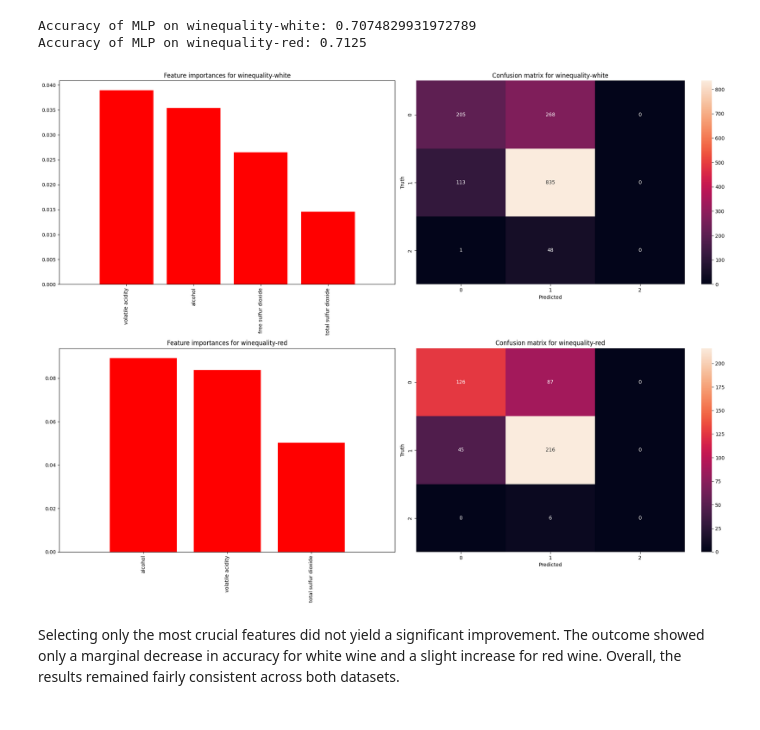
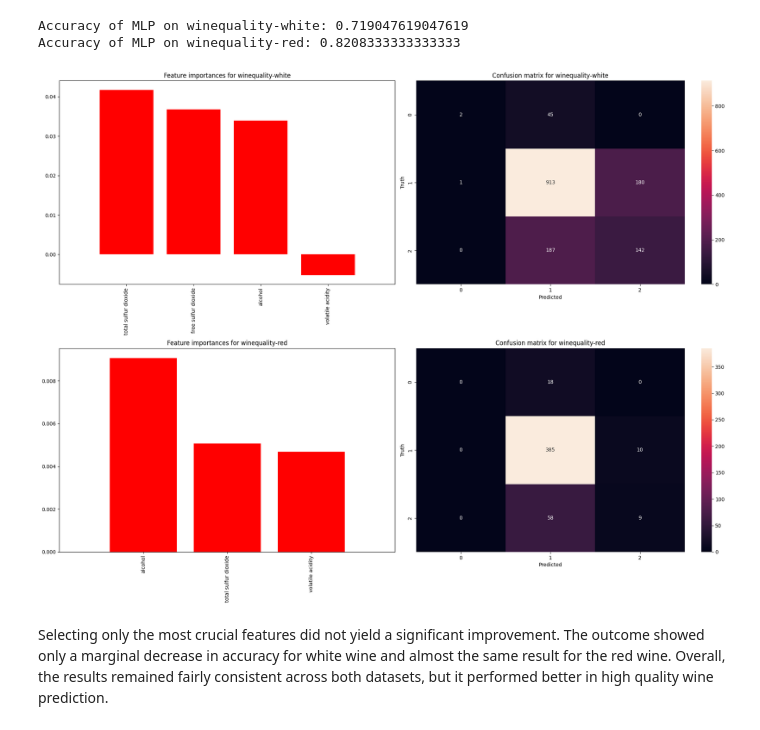
Before and after one commit to Qubi0-0/wine-classifier, a Jupyter notebook: MLP.ipynb, the cells around one changed output. Drawn from its saved outputs; the diff is of its cells as text; code cells hidden in the pictures.

```diff
--- a/MLP.ipynb
+++ b/MLP.ipynb
@@ -18,14 +18,13 @@ fig, axs = plt.subplots(len(datasets), 2, figsize=(20, 15))
 for i, (dataset_name, df) in enumerate(datasets.items()):
     X = df.iloc[:, :-1]
     y = df.iloc[:, -1]
-    bins = [0, 5, 7, 10]
+    bins = [0, 4, 6, 10]
     labels = [1, 2, 3]
     y = pd.cut(y, bins=bins, labels=labels)
 
     X_train, X_test, y_train, y_test = train_test_split(X, y, test_size=0.3, random_state=42)
 
-    clf = MLPClassifier(hidden_layer_sizes=(100,3), max_iter=2000, random_state=42)  # Set the hidden layer sizes and max iterations
-
+    clf = MLPClassifier(hidden_layer_sizes=(100), max_iter=4000, random_state=42)
     clf.fit(X_train, y_train)
 
     y_pred = clf.predict(X_test)
@@ -66,47 +69,47 @@ for i, (dataset_name, df) in enumerate(datasets.items()):
         selected_columns = ["alcohol", "free sulfur dioxide", "total sulfur dioxide", "volatile acidity"]
     X = df[selected_columns]
     y = df.iloc[:, -1]
-    bins = [0, 5, 7, 10]
+    bins = [0, 4, 6, 10]
     labels = [1, 2, 3]
     y = pd.cut(y, bins=bins, labels=labels)
 
     X_train, X_test, y_train, y_test = train_test_split(X, y, test_size=0.3, random_state=42)
 
-    clf = MLPClassifier(hidden_layer_sizes=(100,3), max_iter=2000, random_state=42)  # Set the hidden layer sizes and max iterations
+    clf = MLPClassifier(hidden_layer_sizes=(100), max_iter=4000, random_state=42)
 
     clf.fit(X_train, y_train)
 
     y_pred = clf.predict(X_test)
 
     accuracy = accuracy_score(y_test, y_pred)
 
     print(f"Accuracy of MLP on {dataset_name}: {accuracy}")
 
     scores = cross_val_score(clf, X, y, cv=5)
 
     result = permutation_importance(clf, X, y, n_repeats=10, random_state=42)
     importances = result.importances_mean
     indices = np.argsort(importances)[::-1]
 
     axs[i, 0].bar(range(X.shape[1]), importances[indices], color="r", align="center")
     axs[i, 0].set_xticks(range(X.shape[1]))
     axs[i, 0].set_xticklabels(X.columns[indices], rotation='vertical')
     axs[i, 0].set_xlim([-1, X.shape[1]])
     axs[i, 0].set_title(f"Feature importances for {dataset_name}")
 
     cm = confusion_matrix(y_test, y_pred)
     sns.heatmap(cm, annot=True, fmt='d', ax=axs[i, 1])
     axs[i, 1].set_xlabel('Predicted')
     axs[i, 1].set_ylabel('Truth')
     axs[i, 1].set_title(f"Confusion matrix for {dataset_name}")
 
 plt.tight_layout()
 # %% [output]
-Accuracy of MLP on winequality-white: 0.7074829931972789
-Accuracy of MLP on winequality-red: 0.7125
+Accuracy of MLP on winequality-white: 0.719047619047619
+Accuracy of MLP on winequality-red: 0.8208333333333333
-[figure, old version]
+[figure, new version]
 # %% [markdown]
-Selecting only the most crucial features did not yield a significant improvement. The outcome showed only a marginal decrease in accuracy for white wine and a slight increase for red wine. Overall, the results remained fairly consistent across both datasets.
+Selecting only the most crucial features did not yield a significant improvement. The outcome showed only a marginal decrease in accuracy for white wine and almost the same result for the red wine. Overall, the results remained fairly consistent across both datasets, but it performed better in high quality wine prediction.
 # %%
 from sklearn.model_selection import train_test_split, cross_val_score
 from sklearn.neural_network import MLPClassifier
```
Also changed, not shown: parts of 11 cells of this notebook, 1 other file.
